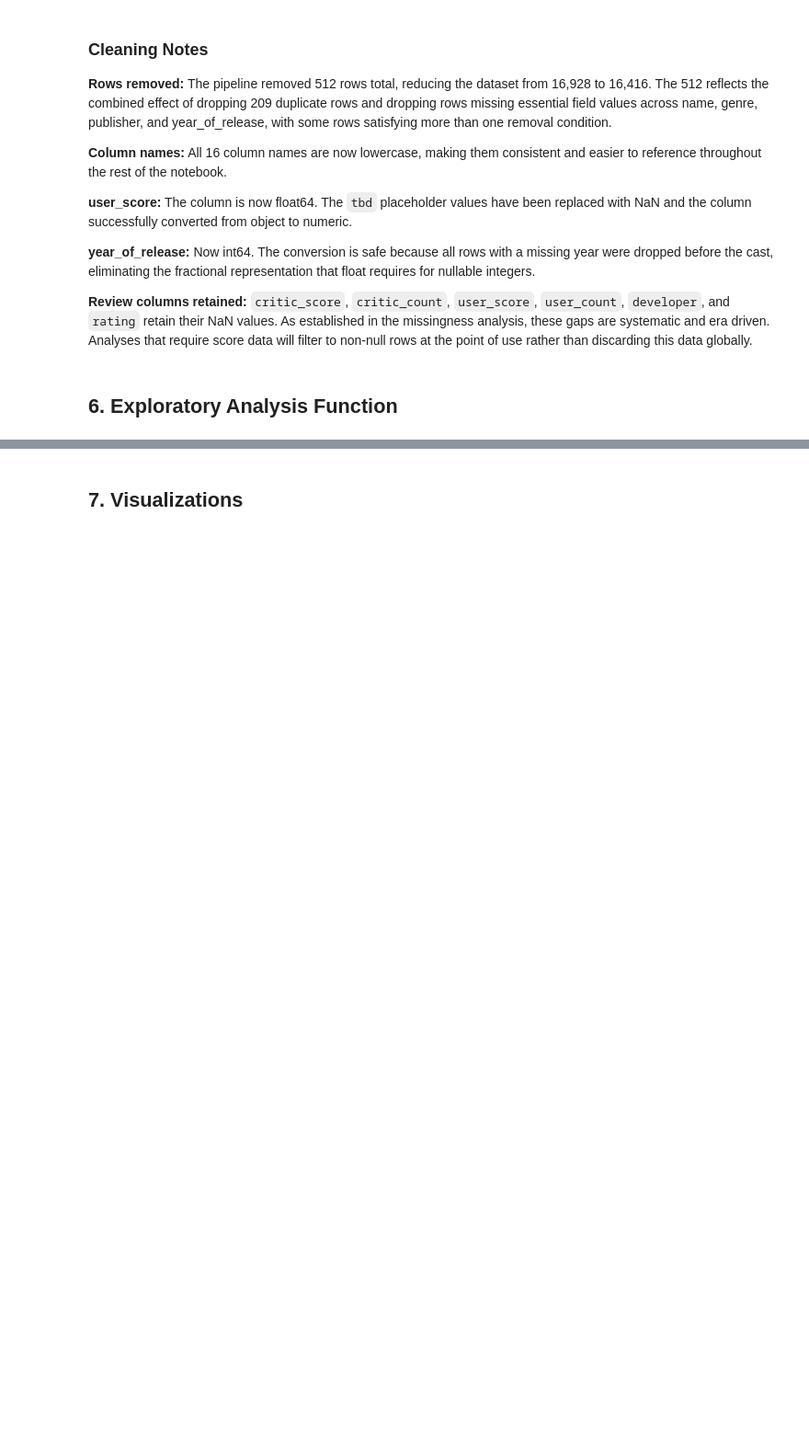
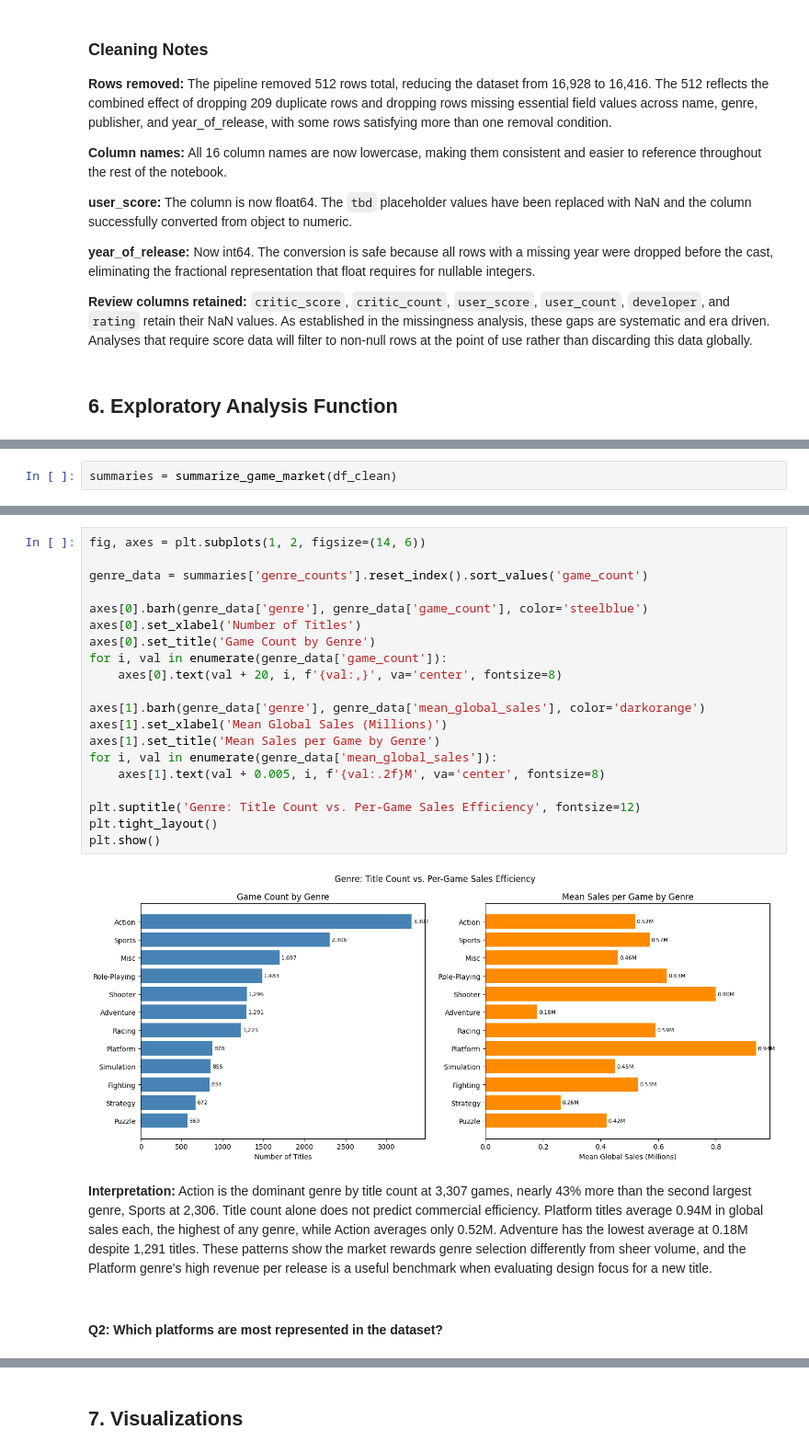
Before and after one commit to thebobmay/ai-programming-foundations-project, a Jupyter notebook: notebooks/data_workflow.ipynb, the cells around one changed output, grey strips where cells are left out. Shown at 92% size. Cells and saved outputs as stored; diff of their text form; blank space fills up the shorter version.

```diff
--- a/notebooks/data_workflow.ipynb
+++ b/notebooks/data_workflow.ipynb
@@ -360,0 +384,2 @@ print(f"Shape: {df_clean.shape}")
+# %%
+summaries = summarize_game_market(df_clean)
@@ -360,0 +405,26 @@ print(f"Shape: {df_clean.shape}")
+# %%
+fig, axes = plt.subplots(1, 2, figsize=(14, 6))
+
+genre_data = summaries['genre_counts'].reset_index().sort_values('game_count')
+
+axes[0].barh(genre_data['genre'], genre_data['game_count'], color='steelblue')
+axes[0].set_xlabel('Number of Titles')
+axes[0].set_title('Game Count by Genre')
+for i, val in enumerate(genre_data['game_count']):
+    axes[0].text(val + 20, i, f'{val:,}', va='center', fontsize=8)
+
+axes[1].barh(genre_data['genre'], genre_data['mean_global_sales'], color='darkorange')
+axes[1].set_xlabel('Mean Global Sales (Millions)')
+axes[1].set_title('Mean Sales per Game by Genre')
+for i, val in enumerate(genre_data['mean_global_sales']):
+    axes[1].text(val + 0.005, i, f'{val:.2f}M', va='center', fontsize=8)
+
+plt.suptitle('Genre: Title Count vs. Per-Game Sales Efficiency', fontsize=12)
+plt.tight_layout()
+plt.show()
+# %% [output]
+[figure, added]
+# %% [markdown]
+**Interpretation:** Action is the dominant genre by title count at 3,307 games, nearly 43% more than the second largest genre, Sports at 2,306. Title count alone does not predict commercial efficiency. Platform titles average 0.94M in global sales each, the highest of any genre, while Action averages only 0.52M. Adventure has the lowest average at 0.18M despite 1,291 titles. These patterns show the market rewards genre selection differently from sheer volume, and the Platform genre's high revenue per release is a useful benchmark when evaluating design focus for a new title.
+# %% [markdown]
+#### Q2: Which platforms are most represented in the dataset?
```
Also changed, not shown: parts of 41 cells of this notebook, 5 other files.
